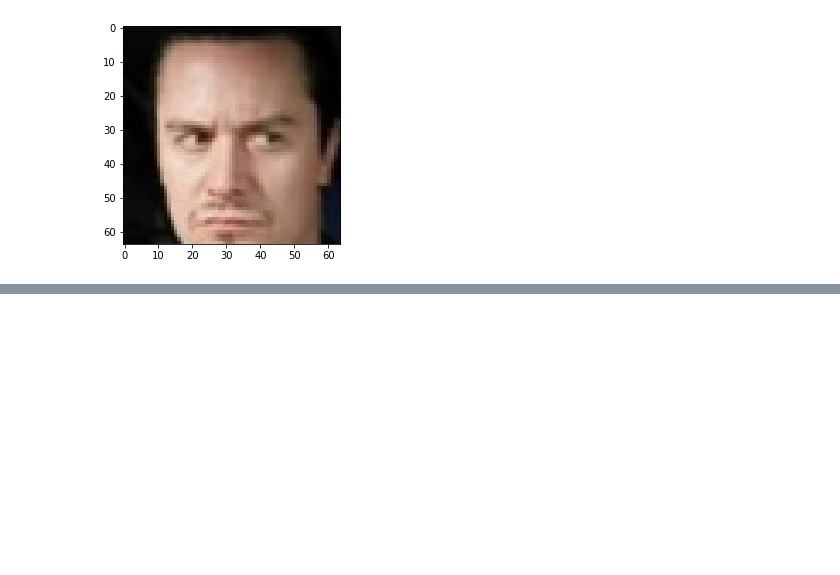
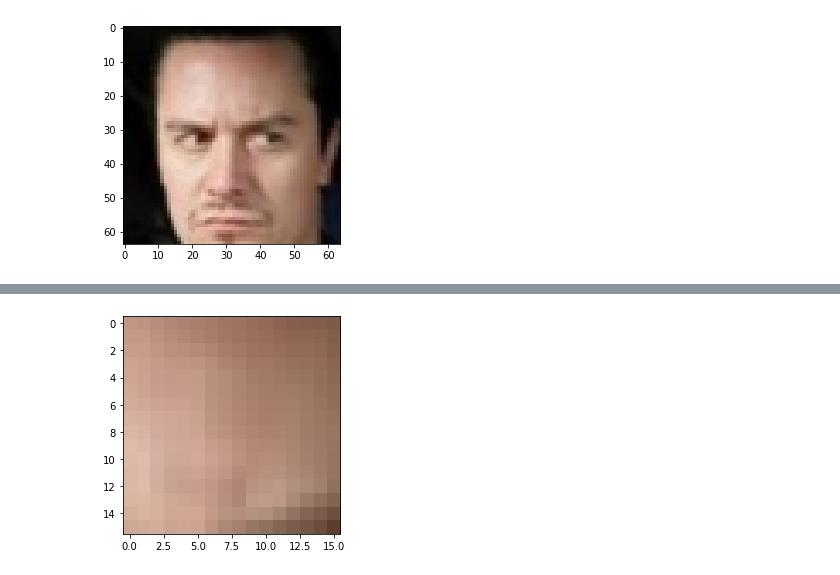
Before and after one commit to TomislavZupanovic/Data-Reconstruction, a Jupyter notebook: notebooks/ImageMask.ipynb, the cells around one changed output, grey strips where cells are left out. Cells and saved outputs as stored; diff of their text form; code cells hidden in the pictures; blank space fills up the shorter version.

```diff
--- a/notebooks/ImageMask.ipynb
+++ b/notebooks/ImageMask.ipynb
@@ -95,0 +113,4 @@ tensor([1., 1., 1., 1., 1., 1., 1., 1., 1., 1., 1., 1., 1., 1., 1., 1.])
+# %%
+plt.imshow(masked_part);
+# %% [output]
+[figure, added]
```
Also changed, not shown: parts of 13 cells of this notebook, 5 other files.
